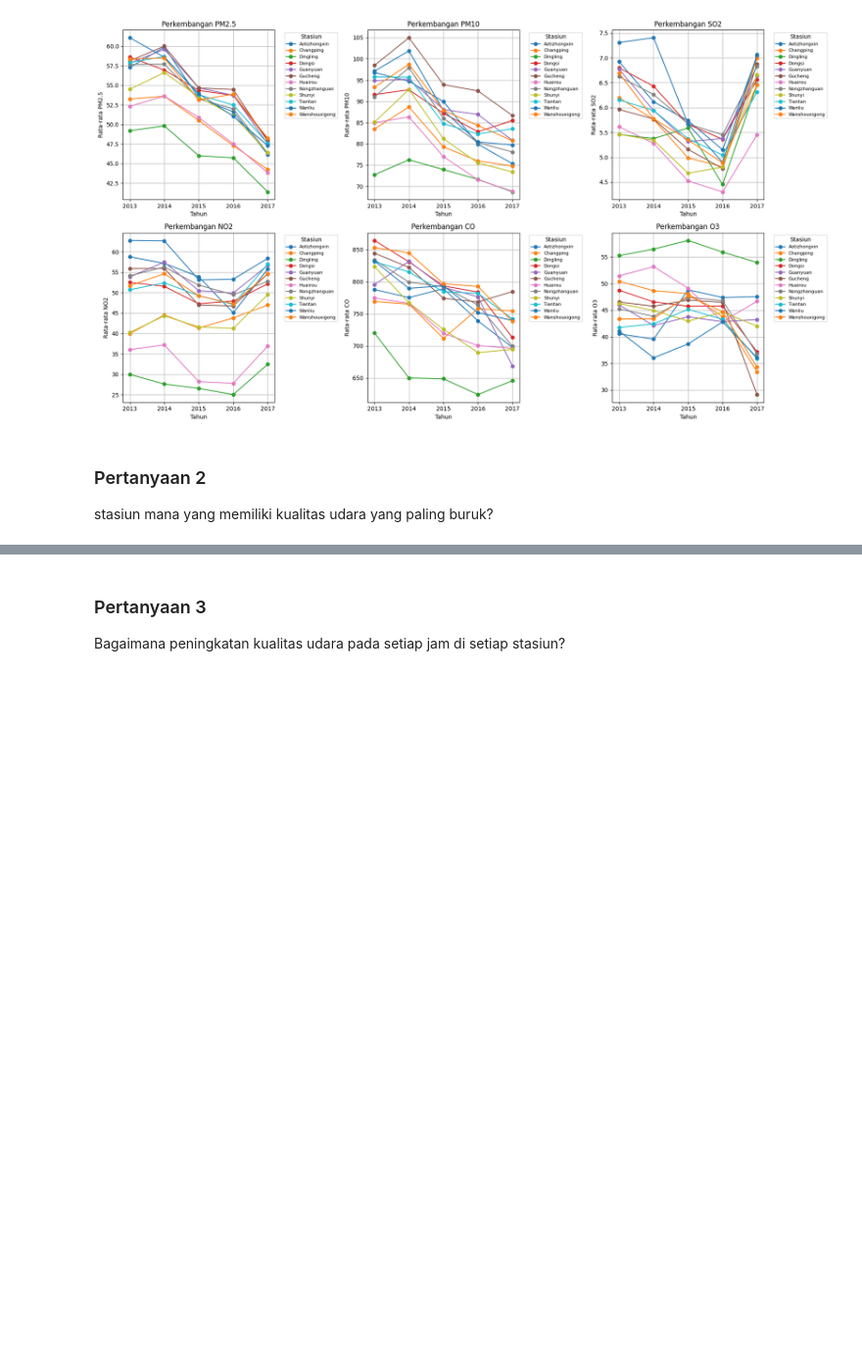
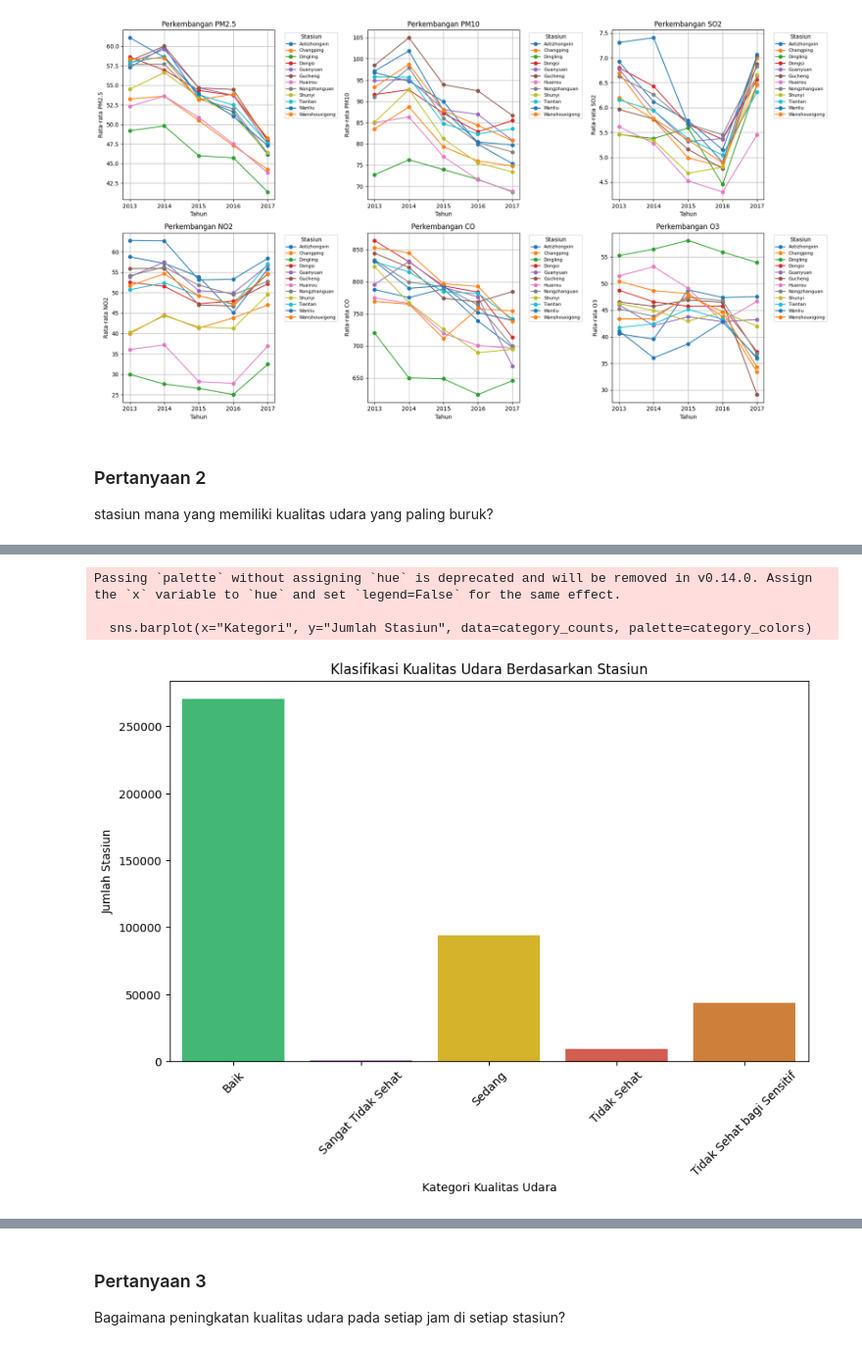
Before and after one commit to Azuredeer/Air-Quality, a Jupyter notebook: analysis_air.ipynb, the cells around one changed output, grey strips where cells are left out. Shown at 98% size. Saved outputs shown, nothing was run; the diff lists cells and outputs as text; code cells hidden in the pictures; blank space fills up the shorter version.

```diff
--- a/analysis_air.ipynb
+++ b/analysis_air.ipynb
@@ -2938,0 +3049,44 @@ stasiun mana yang memiliki kualitas udara yang paling buruk?
+# %%
+# Fungsi untuk klasifikasi kategori kualitas udara
+def classify_air_quality(pm25, pm10, co, so2, no2, o3):
+    categories = []
+    categories.append(classify_pm25(pm25))
+    categories.append(classify_pm10(pm10))
+    categories.append(classify_co(co))
+    categories.append(classify_so2(so2))
+    categories.append(classify_no2(no2))
+    categories.append(classify_o3(o3))
+
+    return max(categories, key=categories.count)  # Ambil kategori terbanyak
+
+# Terapkan klasifikasi ke setiap stasiun
+all_data["Kategori"] = all_data.apply(lambda row: classify_air_quality(row["PM2.5"], row["PM10"], row["CO"], row["SO2"], row["NO2"], row["O3"]), axis=1)
+
+# Hitung jumlah kategori tiap stasiun
+category_counts = all_data.groupby("Kategori")["station"].count().reset_index()
+category_counts.columns = ["Kategori", "Jumlah Stasiun"]
+
+# Warna untuk kategori AQI
+category_colors = {
+    "Baik": "#2ecc71",
+    "Sedang": "#f1c40f",
+    "Tidak Sehat bagi Sensitif": "#e67e22",
+    "Tidak Sehat": "#e74c3c",
+    "Sangat Tidak Sehat": "#8e44ad",
+    "Berbahaya": "#2c3e50"
+}
+
+# Visualisasi barchart
+plt.figure(figsize=(10, 6))
+sns.barplot(x="Kategori", y="Jumlah Stasiun", data=category_counts, palette=category_colors)
+
+plt.xlabel("Kategori Kualitas Udara")
+plt.ylabel("Jumlah Stasiun")
+plt.title("Klasifikasi Kualitas Udara Berdasarkan Stasiun")
+plt.xticks(rotation=45)
+plt.show()
+# %% [output]
+Passing `palette` without assigning `hue` is deprecated and will be removed in v0.14.0. Assign the `x` variable to `hue` and set `legend=False` for the same effect.
+
+  sns.barplot(x="Kategori", y="Jumlah Stasiun", data=category_counts, palette=category_colors)
+[figure, added]
```
Also changed, not shown: parts of 3 cells of this notebook.
